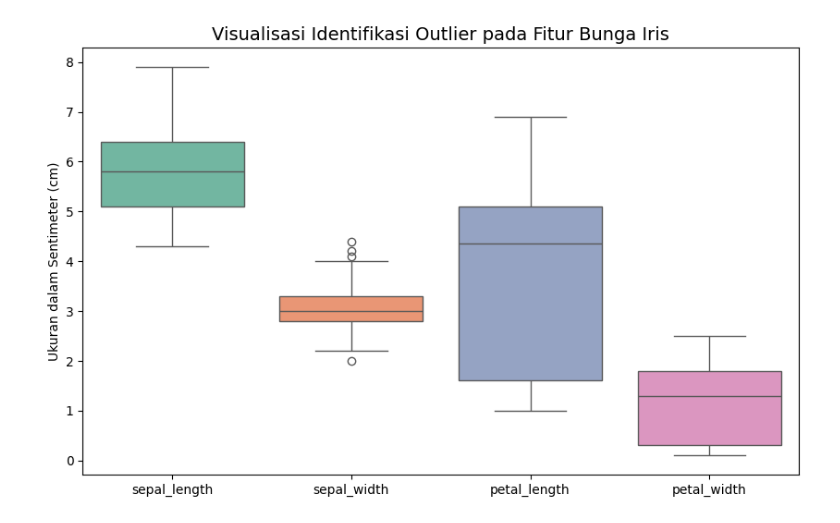
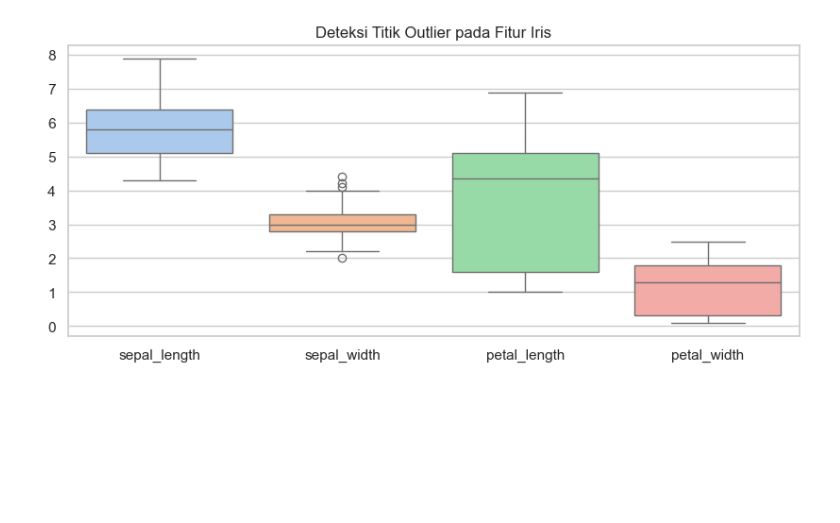
Before and after one commit to Fahdimas/Pendata, a Jupyter notebook: _sources/docs/data_iris.ipynb, the cells around one changed output. Drawn from its saved outputs; the diff is of its cells as text; code cells hidden in the pictures; blank space fills up the shorter version.

```diff
--- a/_sources/docs/data_iris.ipynb
+++ b/_sources/docs/data_iris.ipynb
@@ -84,9 +88,10 @@ Untuk mengidentifikasinya tanpa harus membaca data satu per satu, kita bisa meng
 # %%
-# Membuat visualisasi Boxplot untuk ke-4 fitur numerik
-plt.figure(figsize=(10, 6))
-sns.boxplot(data=df_iris.drop('species', axis=1), palette="Set2")
-plt.title("Visualisasi Identifikasi Outlier pada Fitur Bunga Iris", fontsize=14)
-plt.ylabel("Ukuran dalam Sentimeter (cm)")
+sns.set_theme(style="whitegrid")
+plt.figure(figsize=(10, 4))
+
+# Bikin Boxplot buat ngecek titik pencilan
+sns.boxplot(data=df_iris.drop('species', axis=1), palette="pastel")
+plt.title("Deteksi Titik Outlier pada Fitur Iris")
 plt.show()
 # %% [output]
-[figure, old version]
+[figure, new version]
```
Also changed, not shown: parts of 17 cells of this notebook, 3 other files.
